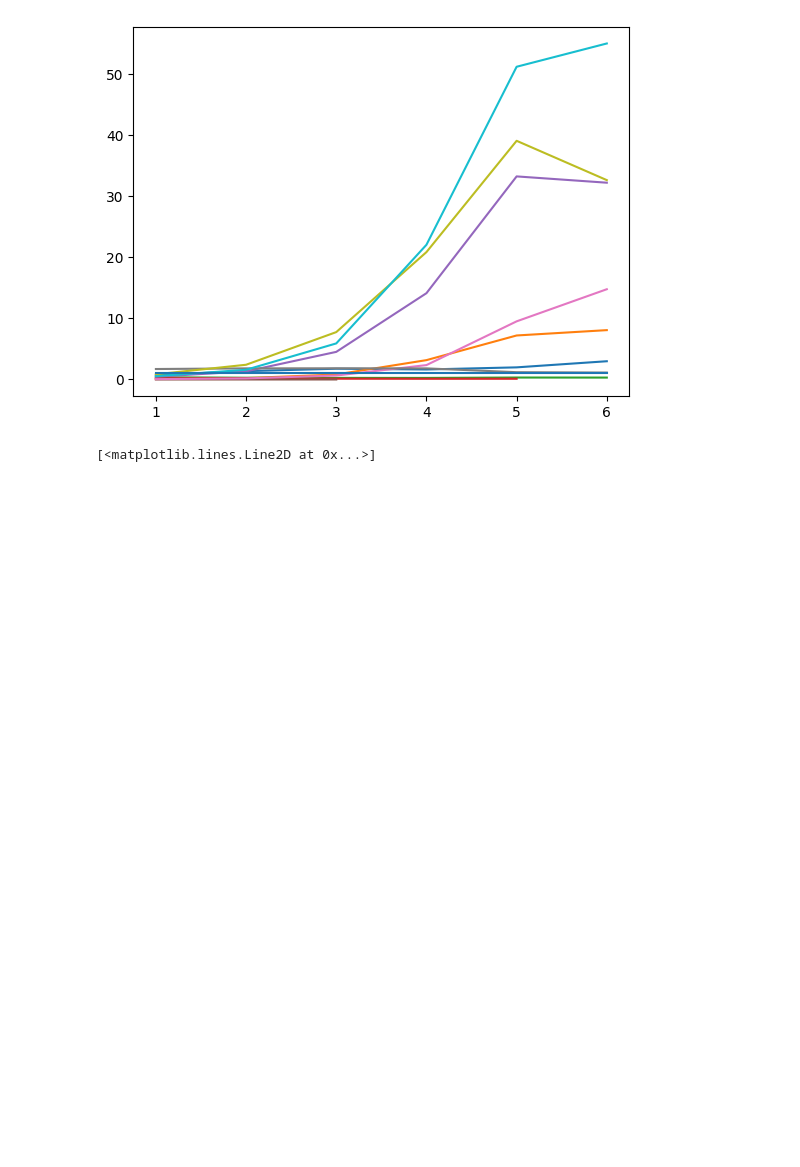
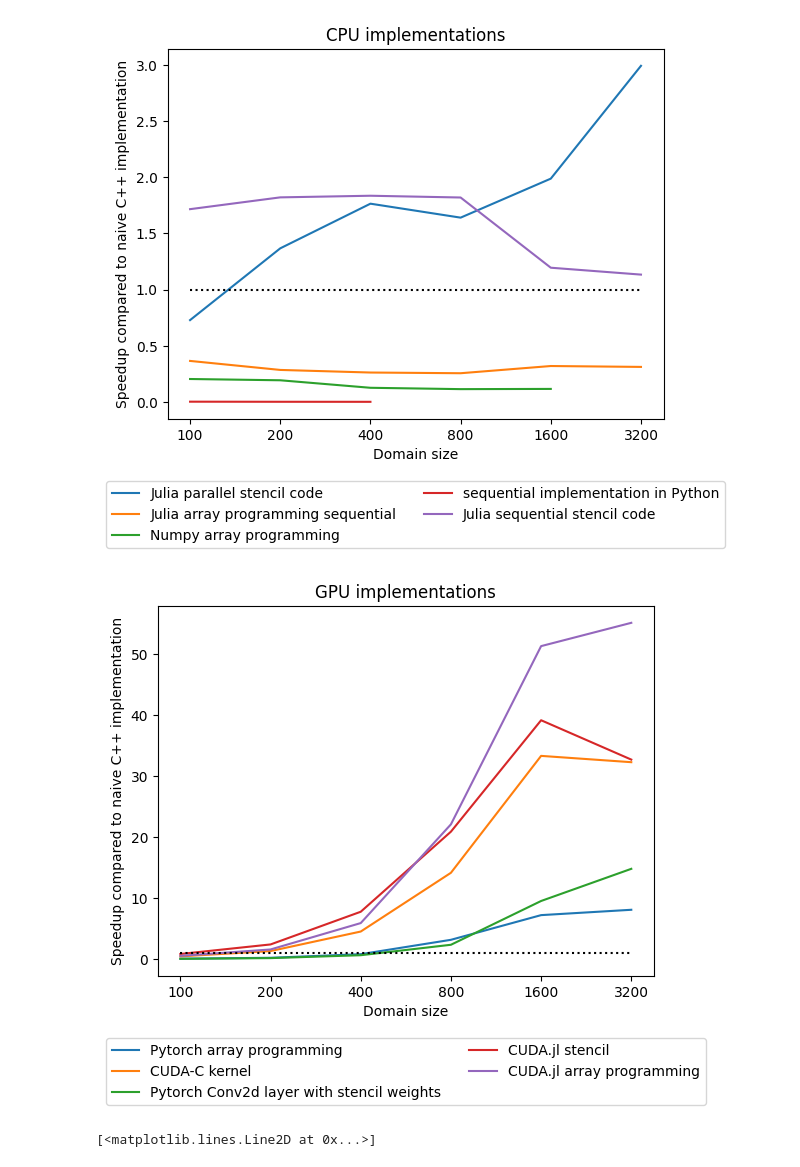
Before and after one commit to peteole/julia-2d-heat-equation, a Jupyter notebook: plotting_daniel.ipynb, the cells around one changed output. Drawn from its saved outputs; the diff is of its cells as text; code cells hidden in the pictures; blank space fills up the shorter version.

Commit message:
speedup graph

```diff
--- a/plotting_daniel.ipynb
+++ b/plotting_daniel.ipynb
@@ -49,14 +62,45 @@ for implementation in implementations_dict:
-# %%
-def plot_implementations(implementations, data_dict, category="mean_speedup"):
-
-    for implementation in implementations:
-        data = data_dict[implementation][category]
-        space = np.linspace(1, data.size, data.size)
-        plt.plot(space, data)
-
-plot_implementations(implementations, implementations_dict)
-# %% [output]
-[figure, removed]
+# %%
+implementations_dict["julia_parallel_stencil"]["label"] = "Julia parallel stencil code"
+implementations_dict["pytorch_array"]["label"] = "Pytorch array programming"
+implementations_dict["julia_sequential_array"]["label"] = "Julia array programming sequential"
+implementations_dict["numpy_array"]["label"] = "Numpy array programming"
+implementations_dict["cpp_cuda_stencil"]["label"] = "CUDA-C kernel"
+implementations_dict["python_lists"]["label"] = "sequential implementation in Python"
+implementations_dict["pytorch_conv"]["label"] = "Pytorch Conv2d layer with stencil weights"
+implementations_dict["julia_sequential_stencil"]["label"] = "Julia sequential stencil code"
+implementations_dict["julia_cuda_stencil"]["label"] = "CUDA.jl stencil"
+implementations_dict["julia_cuda_array"]["label"] = "CUDA.jl array programming"
+implementations_dict["cpp_naive"]["label"] = "Naive sequential C++ implementation"
+# %%
+def plot_implementations(implementations, data_dict, category="mean_speedup"):
+    max_x = 0
+    max_y = 0
+
+    for implementation in implementations:
+        data = data_dict[implementation][category]
+        space = np.linspace(1, data.size, data.size)
+        plt.plot(space, data, label=implementations_dict[implementation]["label"])
+        max_x = np.max([max_x, space.size])
+        max_y = np.max([max_y, np.max(data)])
+
+    plt.xticks(np.linspace(1, 8, 8), grid_sizes)
+    plt.xlabel("Domain size")
+    plt.ylabel("Speedup compared to naive C++ implementation")
+    plt.legend(bbox_to_anchor=(0.5, -0.15), loc='upper center', ncol=2)
+    plt.plot([1, max_x], [1, 1], c="black", linestyle="dotted")
+    plt.show()
+
+cpu_implementations = ["julia_parallel_stencil", "julia_sequential_array", "numpy_array", "python_lists", "julia_sequential_stencil"]
+gpu_implementations = ["pytorch_array", "cpp_cuda_stencil", "pytorch_conv", "julia_cuda_stencil", "julia_cuda_array"]
+
+plt.title("CPU implementations")
+plot_implementations(cpu_implementations, implementations_dict)
+
+plt.title("GPU implementations")
+plot_implementations(gpu_implementations, implementations_dict)
+# %% [output]
+[figure, added]
+[figure, added]
 # %%
 sp_compute = 2150
 dp_compute = sp_compute / 2
```
Also changed, not shown: parts of 1 cell of this notebook.
